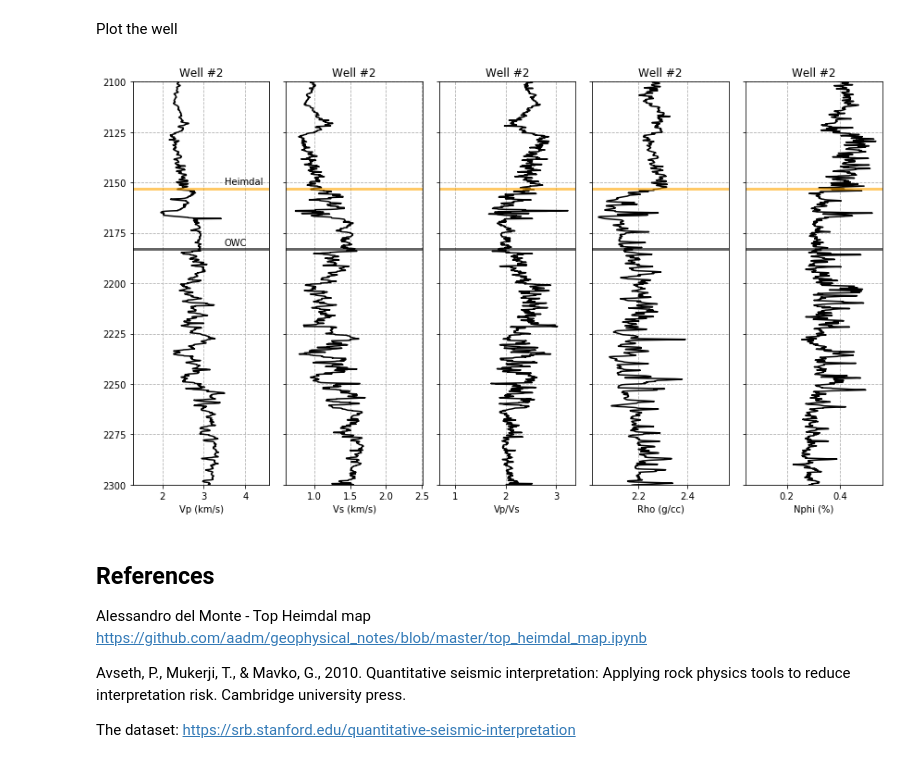
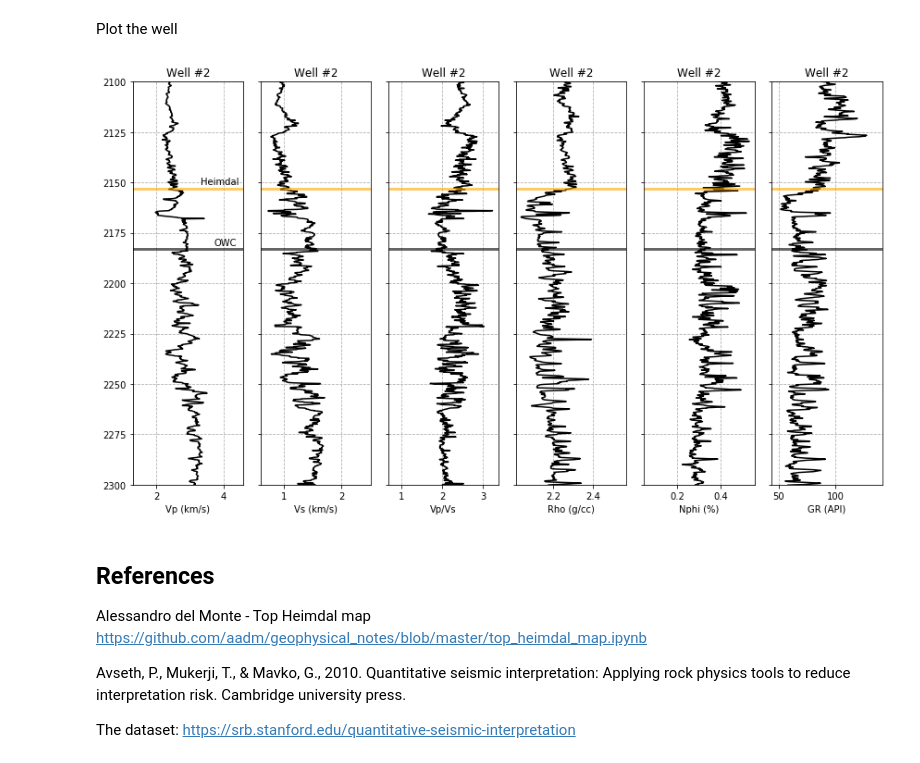
Before and after one commit to ffigura/avo, a Jupyter notebook: 2_real_well_avseth/0_learning_to_read_real_well_avseth.ipynb, the cells around one changed output. Saved outputs shown, nothing was run; the diff lists cells and outputs as text; code cells hidden in the pictures.

```diff
--- a/2_real_well_avseth/0_learning_to_read_real_well_avseth.ipynb
+++ b/2_real_well_avseth/0_learning_to_read_real_well_avseth.ipynb
@@ -17,6 +17,7 @@ w2vs=w2['vs']/1e3
 w2vpvs=w2['vpvs']
 w2rho=w2['rho']
 w2phi=w2['nphi']
+w2gr=w2['gr']
 
 well2_il, well2_xl = 1376, 1776
 
@@ -24,27 +25,27 @@ tops_w2={'Heimdal': 2153,'OWC': 2183}
 # %% [markdown]
 Plot the well
 # %%
-log = [w2vp, w2vs, w2vpvs, w2rho, w2phi]
-unit = ['Vp (km/s)', 'Vs (km/s)', 'Vp/Vs', 'Rho (g/cc)', 'Nphi (%)']
+log = [w2vp, w2vs, w2vpvs, w2rho, w2phi, w2gr]
+unit = ['Vp (km/s)', 'Vs (km/s)', 'Vp/Vs', 'Rho (g/cc)', 'Nphi (%)', 'GR (API)']
 
-f, ax = plt.subplots(nrows=1,ncols=5,figsize=(12,7))
+f, ax = plt.subplots(nrows=1,ncols=6,figsize=(12,7))
 for i in range(len(log)):
     ax[i].plot(log[i],w2z,'-k')
     ax[i].set_title('Well #2')
     ax[i].axhline(y=float(tops_w2['Heimdal']),color='orange',lw=3,alpha=0.6)
     ax[i].axhline(y=float(tops_w2['OWC']),color='black',lw=3,alpha=0.6)
     ax[i].set_xlabel(unit[i])
     ax[i].set_ylim(2300,2100)
     if i == 0:
-        ax[i].text(3.5,tops_w2['Heimdal']-2,'Heimdal')
-        ax[i].text(3.5,tops_w2['OWC']-2,'OWC')
+        ax[i].text(3.3,tops_w2['Heimdal']-2,'Heimdal')
+        ax[i].text(3.7,tops_w2['OWC']-2,'OWC')
     else:
         ax[i].set_yticklabels([])
     ax[i].grid(linestyle='--')
 
 plt.tight_layout()
 # %% [output]
-[figure, old version]
+[figure, new version]
 # %% [markdown]
 ## References
 
```
